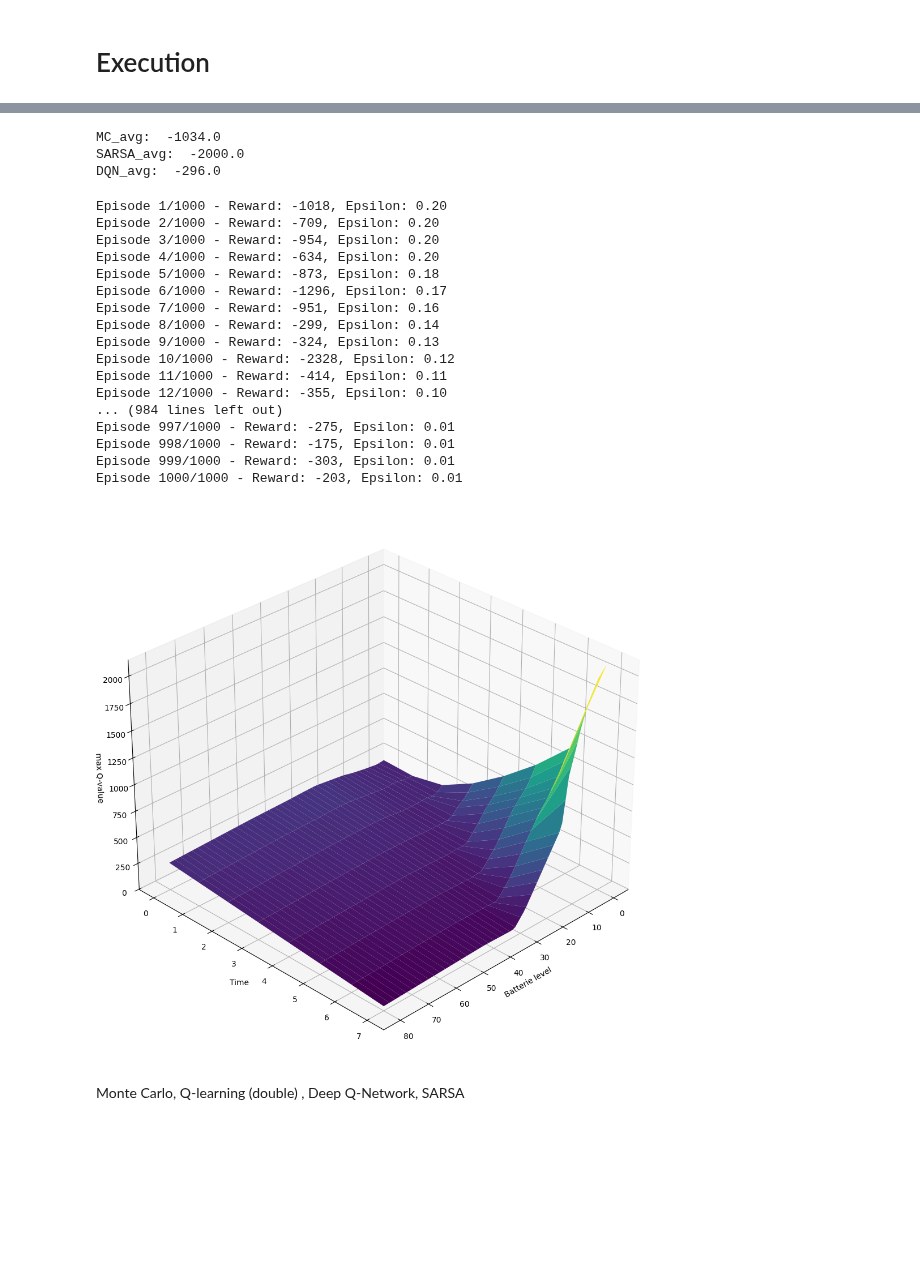
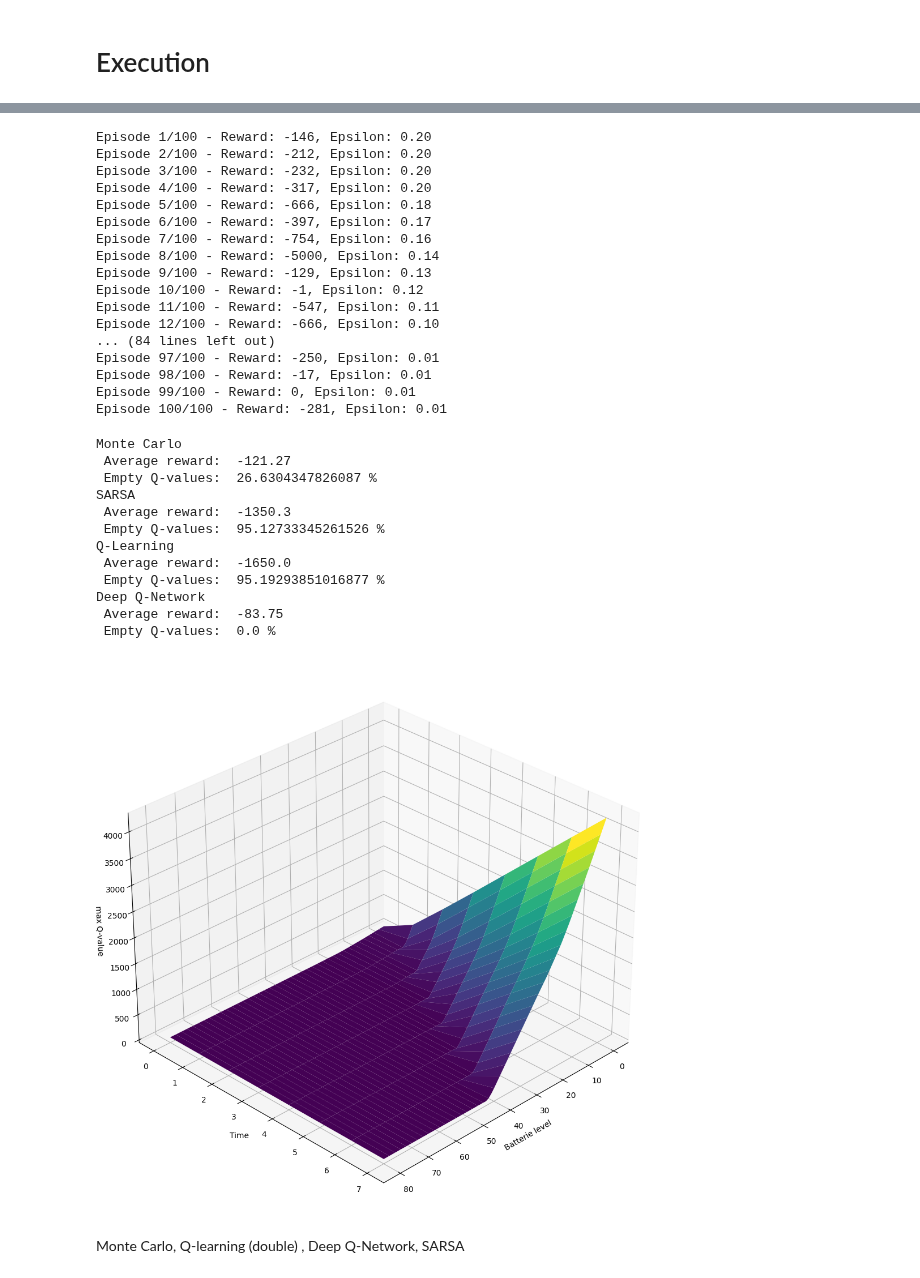
Before and after one commit to ltempfli/AAA-AIbertus-Magnus, a Jupyter notebook: tasks/05_Smart_Charging_Using_Reinforcement_Learning.ipynb, the cells around one changed output, grey strips where cells are left out. Drawn from its saved outputs; the diff is of its cells as text; code cells hidden in the pictures; blank space fills up the shorter version.

Commit message:
more performance measures and 2d plotting

```diff
--- a/tasks/05_Smart_Charging_Using_Reinforcement_Learning.ipynb
+++ b/tasks/05_Smart_Charging_Using_Reinforcement_Learning.ipynb
@@ -440,5 +505,5 @@ class DQN_Agent():
 # Execution
 # %%
 actions = {i: i for i in range(23)}
-env = SmartCharging(actions=actions, cap=80, stuck_penalty=-2000)
+env = SmartCharging(actions=actions, cap=80, stuck_penalty=-5000,random_level=True)
 # %%
@@ -459,35 +521,54 @@ Episode 10/10 - Reward: -246, Epsilon: 0.12
+# %%
+DQN_q_table = DQN_Agent(
+    env=env, alpha=0.01, gamma=1, epsilon=0.2, epsilon_decay=0.99, epsilon_min=0.01, memory_size=10000, batch_size=32, target_update=10
+).train(100)
+# %% [output]
+Episode 1/100 - Reward: -146, Epsilon: 0.20
+Episode 2/100 - Reward: -212, Epsilon: 0.20
+Episode 3/100 - Reward: -232, Epsilon: 0.20
+Episode 4/100 - Reward: -317, Epsilon: 0.20
+Episode 5/100 - Reward: -666, Epsilon: 0.18
+Episode 6/100 - Reward: -397, Epsilon: 0.17
+Episode 7/100 - Reward: -754, Epsilon: 0.16
+Episode 8/100 - Reward: -5000, Epsilon: 0.14
+Episode 9/100 - Reward: -129, Epsilon: 0.13
+Episode 10/100 - Reward: -1, Epsilon: 0.12
+Episode 11/100 - Reward: -547, Epsilon: 0.11
+Episode 12/100 - Reward: -666, Epsilon: 0.10
+... (84 lines left out)
+Episode 97/100 - Reward: -250, Epsilon: 0.01
+Episode 98/100 - Reward: -17, Epsilon: 0.01
+Episode 99/100 - Reward: 0, Epsilon: 0.01
+Episode 100/100 - Reward: -281, Epsilon: 0.01
 # %%
 MC_avg = evaluate_q_table(MC_q_table, env, num_episodes=100)
-print("MC_avg: ", MC_avg)
+MC_empty = calculate_empty_q_percentage(MC_q_table)
+print("Monte Carlo \n Average reward: ", MC_avg , "\n Empty Q-values: ", MC_empty, "%")
 SARSA_avg = evaluate_q_table(SARSA_q_table, env, num_episodes=100)
-print("SARSA_avg: ", SARSA_avg)
+SARSA_empty = calculate_empty_q_percentage(SARSA_q_table)
+print("SARSA \n Average reward: ", SARSA_avg , "\n Empty Q-values: ", SARSA_empty, "%")
+QLEARN_avg = evaluate_q_table(QLEARN_q_table, env, num_episodes=100)
+QLEARN_empty = calculate_empty_q_percentage(QLEARN_q_table)
+print("Q-Learning \n Average reward: ", QLEARN_avg , "\n Empty Q-values: ", QLEARN_empty, "%")
 DQN_avg = evaluate_q_table(DQN_q_table, env, num_episodes=100)
-print("DQN_avg: ", DQN_avg)
+DQN_empty = calculate_empty_q_percentage(DQN_q_table)
+print("Deep Q-Network \n Average reward: ", DQN_avg , "\n Empty Q-values: ", DQN_empty, "%")
 # %% [output]
-MC_avg:  -1034.0
-SARSA_avg:  -2000.0
-DQN_avg:  -296.0
+Monte Carlo
+ Average reward:  -121.27
+ Empty Q-values:  26.6304347826087 %
+SARSA
+ Average reward:  -1350.3
+ Empty Q-values:  95.12733345261526 %
+Q-Learning
+ Average reward:  -1650.0
+ Empty Q-values:  95.19293851016877 %
+Deep Q-Network
+ Average reward:  -83.75
+ Empty Q-values:  0.0 %
-# %%
-q_table = agent.train(episodes=100)
-plot_q_values(q_table, env.cap)
-# %% [output]
-Episode 1/1000 - Reward: -1018, Epsilon: 0.20
-Episode 2/1000 - Reward: -709, Epsilon: 0.20
-Episode 3/1000 - Reward: -954, Epsilon: 0.20
-Episode 4/1000 - Reward: -634, Epsilon: 0.20
-Episode 5/1000 - Reward: -873, Epsilon: 0.18
-Episode 6/1000 - Reward: -1296, Epsilon: 0.17
-Episode 7/1000 - Reward: -951, Epsilon: 0.16
-Episode 8/1000 - Reward: -299, Epsilon: 0.14
-Episode 9/1000 - Reward: -324, Epsilon: 0.13
-Episode 10/1000 - Reward: -2328, Epsilon: 0.12
-Episode 11/1000 - Reward: -414, Epsilon: 0.11
-Episode 12/1000 - Reward: -355, Epsilon: 0.10
-... (984 lines left out)
-Episode 997/1000 - Reward: -275, Epsilon: 0.01
-Episode 998/1000 - Reward: -175, Epsilon: 0.01
-Episode 999/1000 - Reward: -303, Epsilon: 0.01
-Episode 1000/1000 - Reward: -203, Epsilon: 0.01
-[figure, removed]
+# %%
+plot_q_table_3d(DQN_q_table,env.cap)
+# %% [output]
+[figure, added]
 # %% [markdown]
 Monte Carlo, Q-learning (double) , Deep Q-Network, SARSA
```
Also changed, not shown: parts of 7 cells of this notebook.
